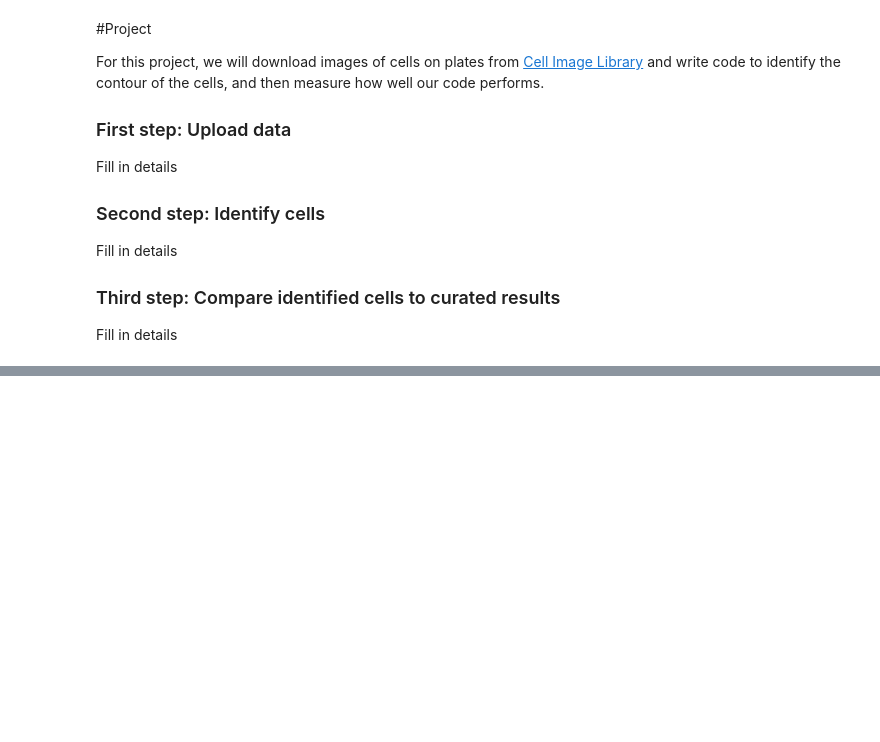
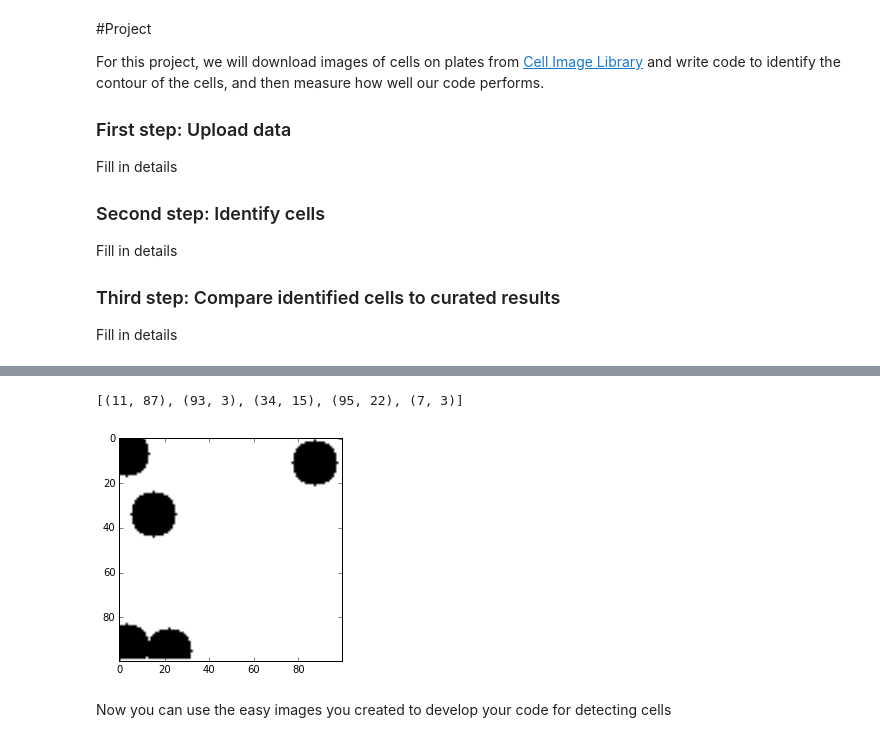
Before and after one commit to amarallab/Introduction-to-Python-Programming-and-Data-Science, a Jupyter notebook: Lessons/Day8_pm1_Cell_detection_project.ipynb, the cells around one changed output, grey strips where cells are left out. Cells and saved outputs as stored; diff of their text form; code cells hidden in the pictures; blank space fills up the shorter version.

```diff
--- a/Lessons/Day8_pm1_Cell_detection_project.ipynb
+++ b/Lessons/Day8_pm1_Cell_detection_project.ipynb
@@ -140,0 +159,51 @@ plt.show()
+# %%
+# write your code for generating validation images here
+
+def create_validation_image(number_cells = 1, cell_radius = 5, Lx = 100, Ly = 100,
+                            mean_backgd = 0, stdev_bacgdk = 0, mean_foregd = 1000, stdev_foregd = 0):
+    """
+    """
+
+    return image, cell_centers
+# %%
+#answer
+def create_validation_image(number_cells = 1, cell_radius = 5, Lx = 100, Ly = 100,
+                            mean_backgd = 0, stdev_bacgdk = 0, mean_foregd = 1000, stdev_foregd = 0):
+    """
+    """
+    image = np.zeros((Lx, Ly), dtype = int)
+    cell_centers = []
+
+    for i in range(number_cells):
+        # Select position of center of cell
+        x = randint(0, Lx-1)
+        y = randint(0, Ly-1)
+        cell_centers.append((x, y))
+        # Fill in circle with radius cell_radius
+        for xl in range(max(0, x-cell_radius), min(Lx-1, x+cell_radius+1)):
+            for yl in range(max(0, y-cell_radius), min(Ly-1, y+cell_radius+1)):
+                dist_squared = (x - xl)**2 + (y - yl)**2
+                if dist_squared <= cell_radius**2:
+                    image[xl][yl] = mean_foregd
+
+    # Add noise
+    if stdev_bacgdk != 0 or stdev_foregd != 0:
+        for x in range(Lx):
+            for y in range(Ly):
+                if image[x][y] == 0:
+                    image[x][y] = norm.rvs(size = 1, loc = mean_backgd, scale = stdev_bacgdk)[0]
+                else:
+                    image[x][y] = norm.rvs(size = 1, loc = mean_foregd, scale = stdev_foregd)[0]
+
+    return image, cell_centers
+
+image, cell_centers = create_validation_image(5, 10, mean_backgd = 300, stdev_bacgdk = 100, stdev_foregd = 100)
+image, cell_centers = create_validation_image(5, 10)
+print(cell_centers)
+plt.imshow(image, cmap=cm.Greys)
+plt.show()
+# %% [output]
+[(11, 87), (93, 3), (34, 15), (95, 22), (7, 3)]
+[figure, added]
+# %% [markdown]
+Now you can use the easy images you created to develop your code for detecting cells
```
Also changed, not shown: parts of 21 cells of this notebook.
